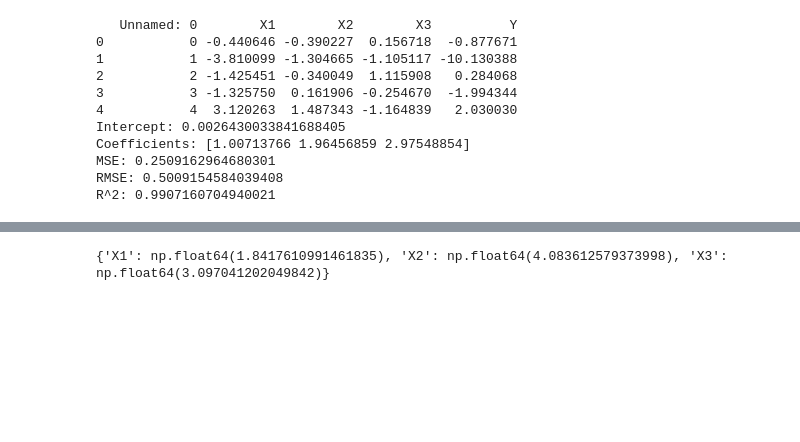
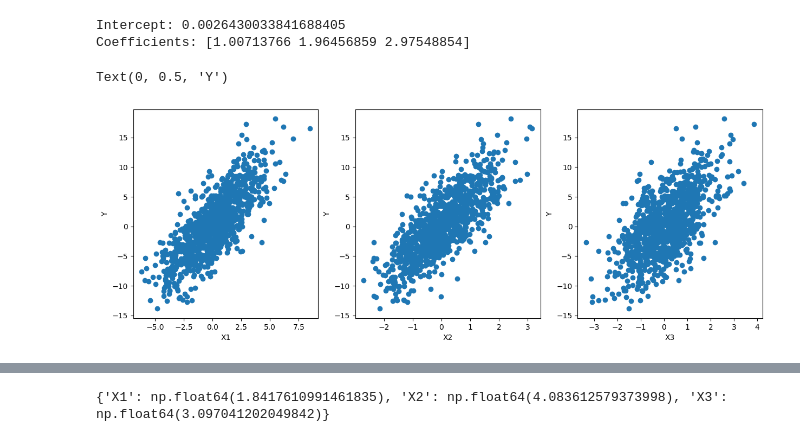
Before and after one commit to NicoleCarney/DX702-mod-6, a Jupyter notebook: homework 1/homeworkworkspace.ipynb, the cells around one changed output, grey strips where cells are left out. Cells and saved outputs as stored; diff of their text form; code cells hidden in the pictures; blank space fills up the shorter version.

```diff
--- a/homework 1/homeworkworkspace.ipynb
+++ b/homework 1/homeworkworkspace.ipynb
@@ -5,29 +5,28 @@ import matplotlib.pyplot as plt
 from sklearn.linear_model import LinearRegression
 from sklearn.metrics import mean_squared_error, r2_score
 data = pd.read_csv("homework_1.1.csv")
-print(data.head())
 X = data[['X1', 'X2', 'X3']]
 y = data['Y']
 model = LinearRegression()
 model.fit(X, y)
 print("Intercept:", model.intercept_)
 print("Coefficients:", model.coef_)
-y_pred = model.predict(X)
-mse = mean_squared_error(y, y_pred)
-rmse = np.sqrt(mse)
-r2 = r2_score(y, y_pred)
-print("MSE:", mse)
-print("RMSE:", rmse)
-print("R^2:", r2)
 # %% [output]
-   Unnamed: 0        X1        X2        X3          Y
-0           0 -0.440646 -0.390227  0.156718  -0.877671
-1           1 -3.810099 -1.304665 -1.105117 -10.130388
-2           2 -1.425451 -0.340049  1.115908   0.284068
-3           3 -1.325750  0.161906 -0.254670  -1.994344
-4           4  3.120263  1.487343 -1.164839   2.030030
 Intercept: 0.0026430033841688405
 Coefficients: [1.00713766 1.96456859 2.97548854]
-MSE: 0.2509162964680301
-RMSE: 0.5009154584039408
-R^2: 0.9907160704940021
+# %%
+fig, axs = plt.subplots(1, 3, figsize = (15, 5))
+axs[0].scatter(data['X1'], y)
+axs[0].set_xlabel('X1')
+axs[0].set_ylabel('Y')
+
+axs[1].scatter(data['X2'], y)
+axs[1].set_xlabel('X2')
+axs[1].set_ylabel('Y')
+
+axs[2].scatter(data['X3'], y)
+axs[2].set_xlabel('X3')
+axs[2].set_ylabel('Y')
+# %% [output]
+Text(0, 0.5, 'Y')
+[figure, added]
```
Also changed, not shown: parts of 2 cells of this notebook.
